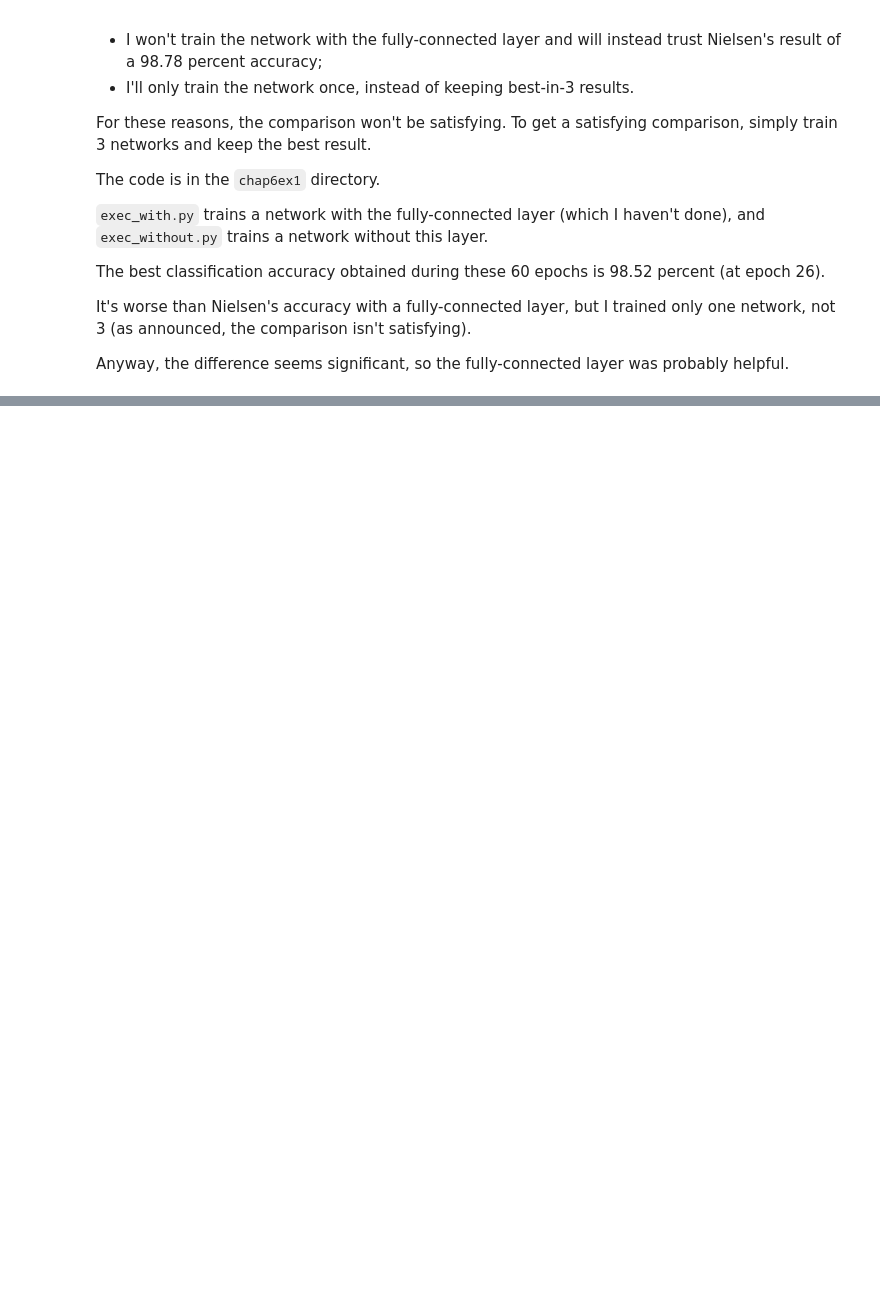
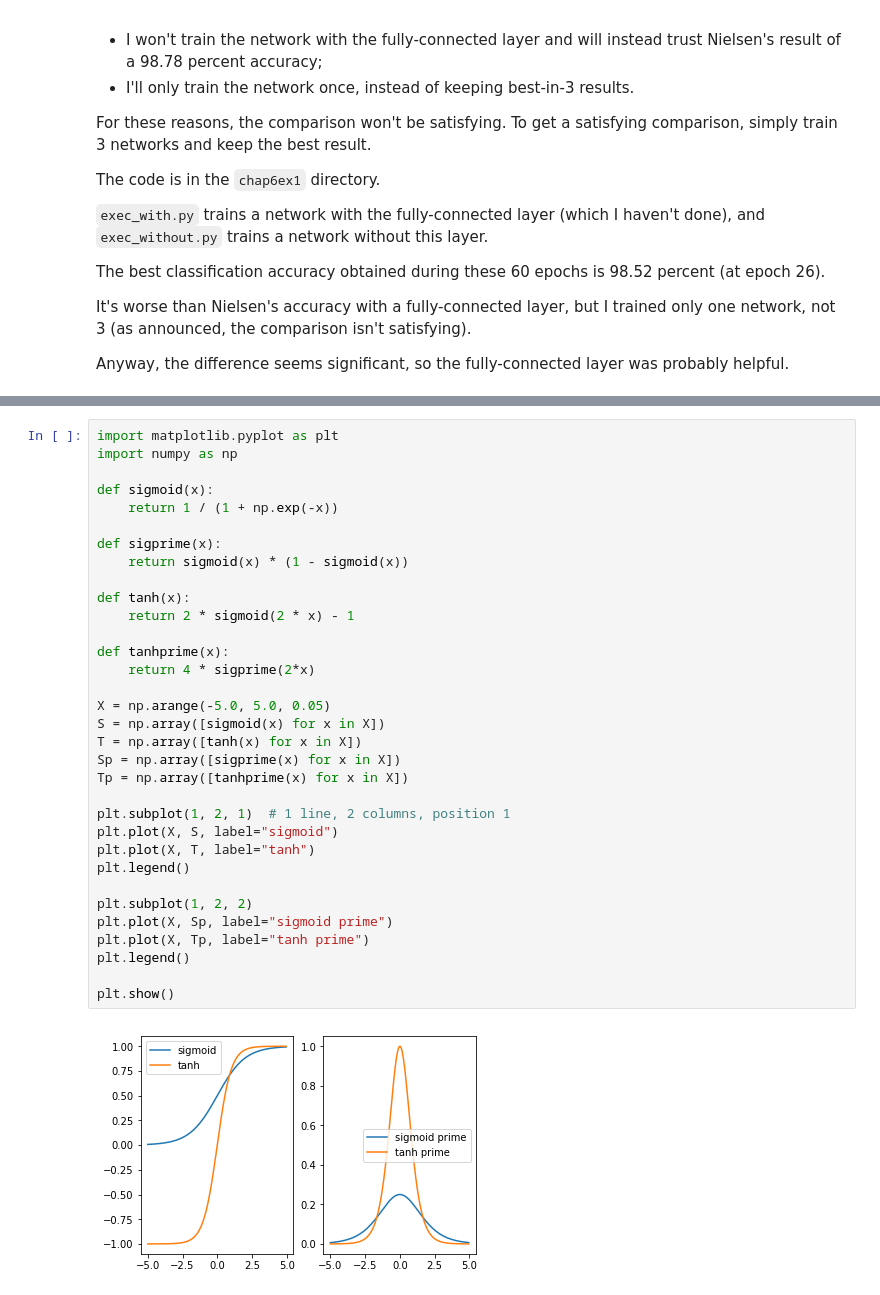
Before and after one commit to nndl-solutions/NNDL-solutions, a Jupyter notebook: notebooks/chap-6-deep-learning.ipynb, the cells around one changed output, grey strips where cells are left out. Saved outputs shown, nothing was run; the diff lists cells and outputs as text; blank space fills up the shorter version.

```diff
--- a/notebooks/chap-6-deep-learning.ipynb
+++ b/notebooks/chap-6-deep-learning.ipynb
@@ -160,0 +209,35 @@ Anyway, the difference seems significant, so the fully-connected layer was proba
+# %%
+import matplotlib.pyplot as plt
+import numpy as np
+
+def sigmoid(x):
+    return 1 / (1 + np.exp(-x))
+
+def sigprime(x):
+    return sigmoid(x) * (1 - sigmoid(x))
+
+def tanh(x):
+    return 2 * sigmoid(2 * x) - 1
+
+def tanhprime(x):
+    return 4 * sigprime(2*x)
+
+X = np.arange(-5.0, 5.0, 0.05)
+S = np.array([sigmoid(x) for x in X])
+T = np.array([tanh(x) for x in X])
+Sp = np.array([sigprime(x) for x in X])
+Tp = np.array([tanhprime(x) for x in X])
+
+plt.subplot(1, 2, 1)  # 1 line, 2 columns, position 1
+plt.plot(X, S, label="sigmoid")
+plt.plot(X, T, label="tanh")
+plt.legend()
+
+plt.subplot(1, 2, 2)
+plt.plot(X, Sp, label="sigmoid prime")
+plt.plot(X, Tp, label="tanh prime")
+plt.legend()
+
+plt.show()
+# %% [output]
+[figure, added]
```
Also changed, not shown: parts of 8 cells of this notebook, 6 other files.
